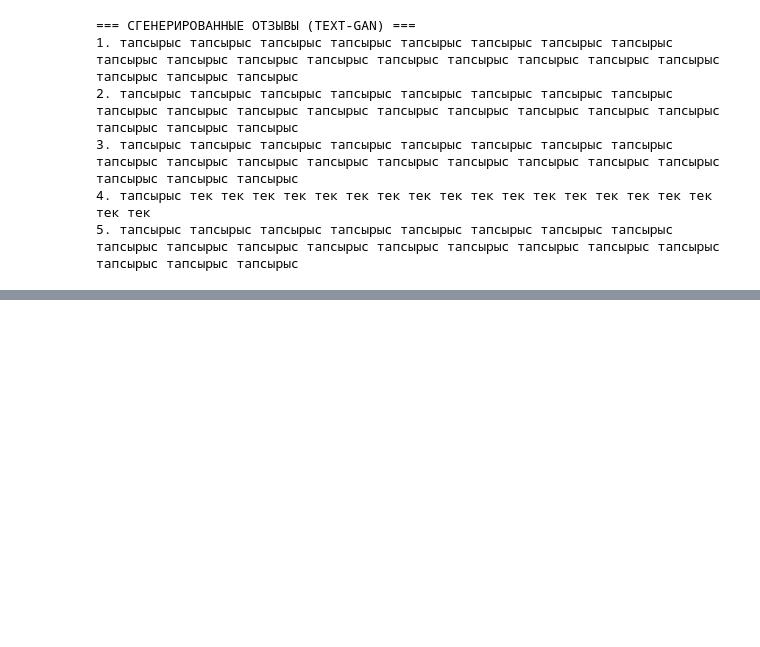
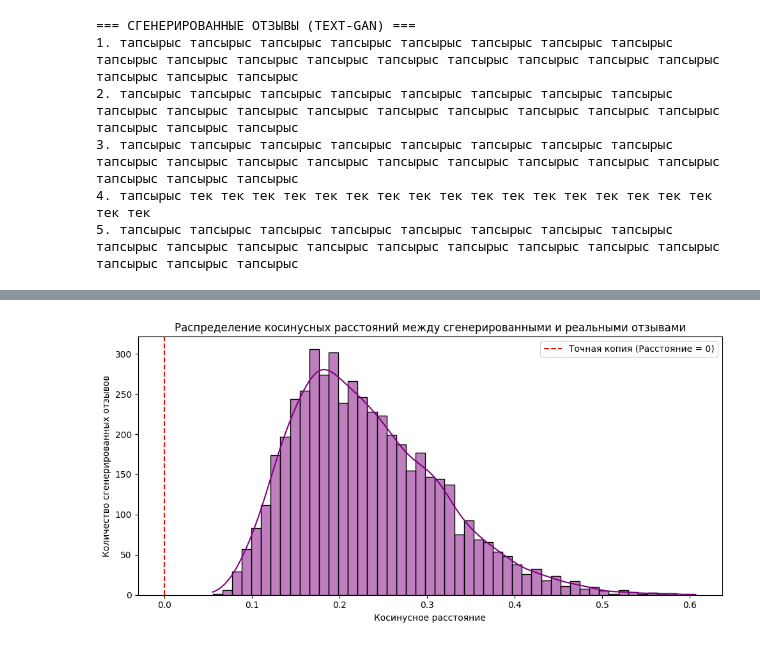
Before and after one commit to SultanKhassenov/gan-reviews, a Jupyter notebook: notebooks/03_train_and_compare.ipynb, the cells around one changed output, grey strips where cells are left out. Cells and saved outputs as stored; diff of their text form; code cells hidden in the pictures; blank space fills up the shorter version.

```diff
--- a/notebooks/03_train_and_compare.ipynb
+++ b/notebooks/03_train_and_compare.ipynb
@@ -675,0 +726,24 @@ for i in range(5):
+# %%
+from sklearn.metrics.pairwise import cosine_distances
+
+distances_list = []
+# Считаем расстояние от каждого фейка до его ближайшего соседа
+for i in range(len(X_fake)):
+    fake_vec = X_fake[i].reshape(1, -1)
+    mask = (y_real == y_fake[i])
+    if mask.sum() > 0:
+        dists = cosine_distances(fake_vec, X_real[mask])[0]
+        distances_list.append(np.min(dists))
+
+plt.figure(figsize=(10, 5))
+sns.histplot(distances_list, bins=50, kde=True, color='purple')
+plt.axvline(0.0, color='red', linestyle='--', label='Точная копия (Расстояние = 0)')
+plt.title('Распределение косинусных расстояний между сгенерированными и реальными отзывами')
+plt.xlabel('Косинусное расстояние')
+plt.ylabel('Количество сгенерированных отзывов')
+plt.legend()
+plt.tight_layout()
+plt.savefig('results/cosine_distances_hist.png', dpi=120)
+plt.show()
+# %% [output]
+[figure, added]
```
Also changed, not shown: parts of 2 cells of this notebook.
